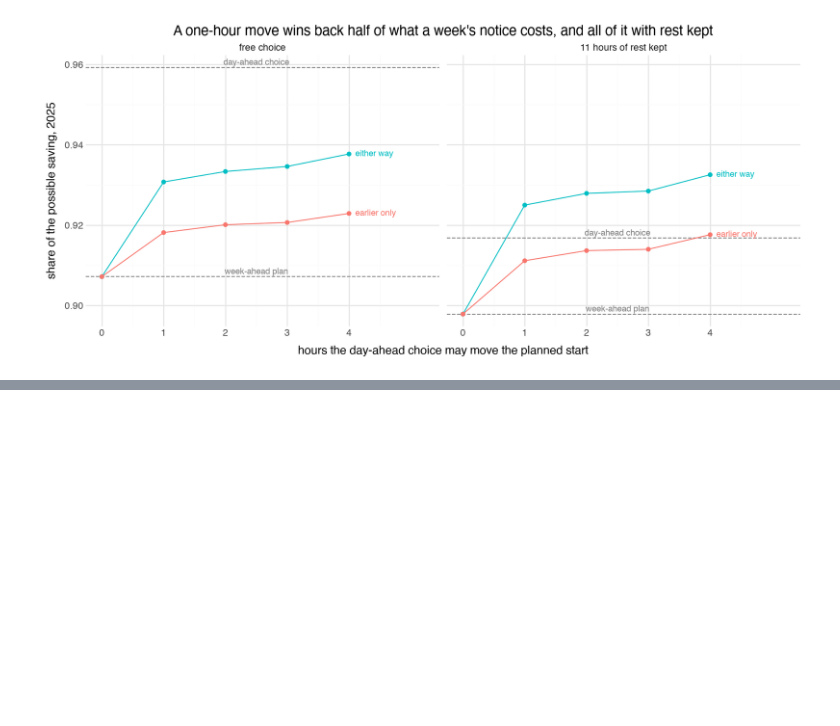
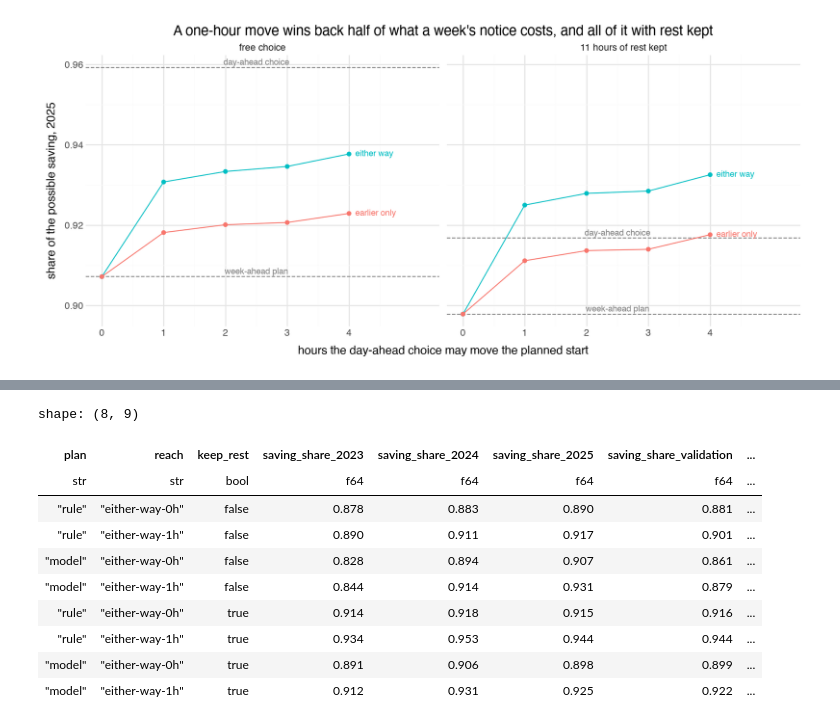
Before and after one commit to martin-gbeck/dba-group-project, a Jupyter notebook: week_ahead.ipynb, the cells around one changed output, grey strips where cells are left out. Cells and saved outputs as stored; diff of their text form; code cells hidden in the pictures; blank space fills up the shorter version.

```diff
--- a/week_ahead.ipynb
+++ b/week_ahead.ipynb
@@ -620,0 +941,59 @@ references = pl.concat(
+# %%
+NUDGE = {"either-way-0h": (0, 0), "either-way-1h": (1, 1)}
+PLANS = {
+    "rule": (RULE_SCORES["last-week"], True),
+    "model": (REST_SCORES["week-ahead"], False),
+}
+nudge_by_year = pl.concat(
+    [
+        frame.sort("utc_timestamp")
+        .pipe(
+            flex_check,
+            plan_score,
+            REST_SCORES["day-ahead"],
+            NUDGE,
+            weekly_plan=weekly_plan,
+        )
+        .with_columns(plan=pl.lit(plan_name), year=pl.lit(year))
+        for year, frame in rest_frames.items()
+        for plan_name, (plan_score, weekly_plan) in PLANS.items()
+    ]
+)
+nudge = (
+    nudge_by_year.pivot(
+        on="year",
+        index=["plan", "reach", "keep_rest"],
+        values="saving_share",
+        aggregate_function=None,
+    )
+    .rename({year: f"saving_share_{year}" for year in rest_frames})
+    .with_columns(
+        saving_share_validation=pl.mean_horizontal(
+            "saving_share_2023", "saving_share_2024"
+        )
+    )
+    .join(
+        nudge_by_year.filter(pl.col("year") == "2025").select(
+            "plan",
+            "reach",
+            "keep_rest",
+            saving_eur_per_year_2025="saving_eur_per_year",
+            moved_share_2025="moved_share",
+        ),
+        on=["plan", "reach", "keep_rest"],
+    )
+    .sort("keep_rest", "plan", "reach", descending=[False, True, False])
+)
+nudge
+# %% [output]
+shape: (8, 9)
+| plan | reach | keep_rest | saving_share_2023 | saving_share_2024 | saving_share_2025 | saving_share_validation | ... |
+| str | str | bool | f64 | f64 | f64 | f64 | ... |
+| "rule" | "either-way-0h" | false | 0.878 | 0.883 | 0.890 | 0.881 | ... |
+| "rule" | "either-way-1h" | false | 0.890 | 0.911 | 0.917 | 0.901 | ... |
+| "model" | "either-way-0h" | false | 0.828 | 0.894 | 0.907 | 0.861 | ... |
+| "model" | "either-way-1h" | false | 0.844 | 0.914 | 0.931 | 0.879 | ... |
+| "rule" | "either-way-0h" | true | 0.914 | 0.918 | 0.915 | 0.916 | ... |
+| "rule" | "either-way-1h" | true | 0.934 | 0.953 | 0.944 | 0.944 | ... |
+| "model" | "either-way-0h" | true | 0.891 | 0.906 | 0.898 | 0.899 | ... |
+| "model" | "either-way-1h" | true | 0.912 | 0.931 | 0.925 | 0.922 | ... |
```
Also changed, not shown: parts of 24 cells of this notebook, 8 other files.
